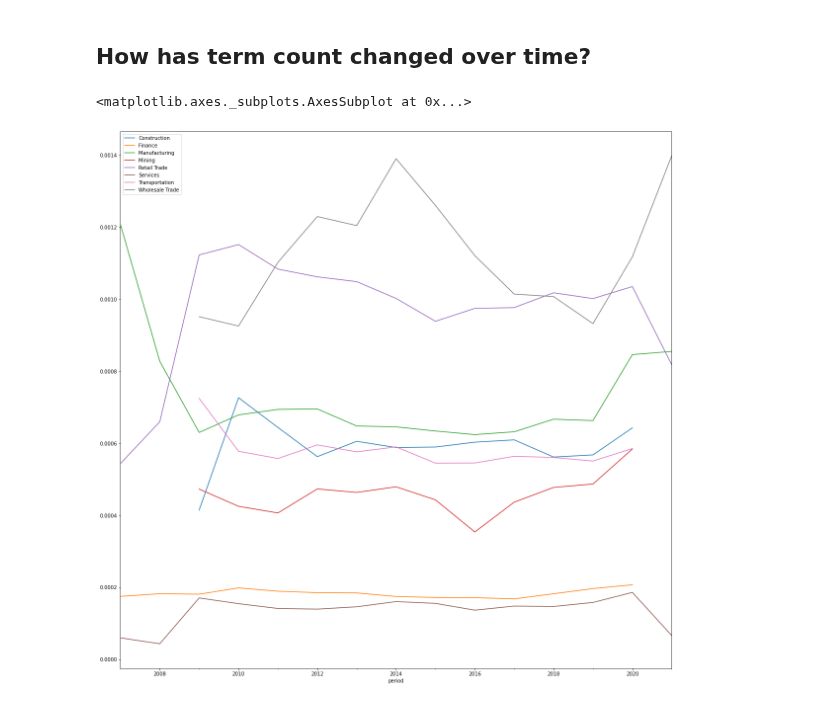
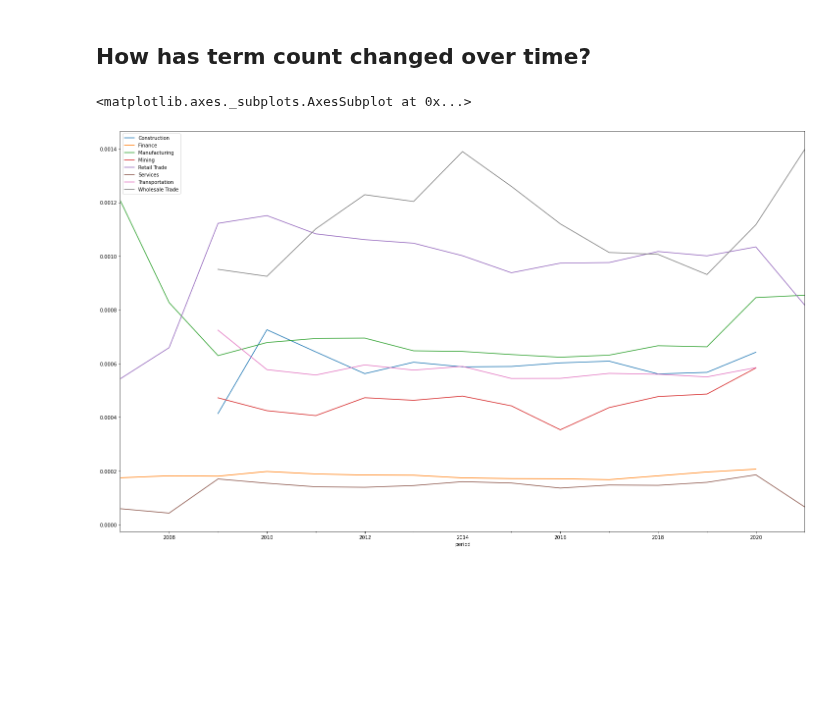
Before and after one commit to calcbench/notebooks, a Jupyter notebook: Supply Chain Presentation.ipynb, the cells around one changed output. Saved outputs shown, nothing was run; the diff lists cells and outputs as text; code cells hidden in the pictures; blank space fills up the shorter version.

```diff
--- a/Supply Chain Presentation.ipynb
+++ b/Supply Chain Presentation.ipynb
@@ -29,10 +31,12 @@ tqdm.pandas(desc="progress")
 #    r"C:\Users\andre\Dropbox (Calcbench)\andrew\sp_500_tokenize_embeddings.pkl"
 #)
 
+disclosure_names = ["ManagementsDiscussionAndAnalysis"] # full list available @
+
 with tqdm() as progress_bar:
     disclosures = cb.document_dataframe(
-        company_identifiers=cb.tickers(index="SP500"),
-        disclosure_names=["ManagementsDiscussionAndAnalysis"],
+        company_identifiers=tickers,
+        disclosure_names=disclosure_names,
         all_history=True,
         period_type="annual",
         progress_bar=progress_bar,
@@ -121,10 +145,10 @@ total_word_counts = disclosure_embeddings.progress_applymap(lambda w: sum(w.valu
 tf_document_length = category_distances / total_word_counts
 industry_averages = tf_document_length.groupby(by=group, axis=1).mean()
 # %%
-industry_averages.plot(figsize=(20, 20))
+industry_averages.plot(figsize=(25, 15))
 # %% [output]
 <matplotlib.axes._subplots.AxesSubplot at 0x...>
-[figure, old version]
+[figure, new version]
 # %%
 def group(c):
     try:
```
Also changed, not shown: parts of 6 cells of this notebook.
